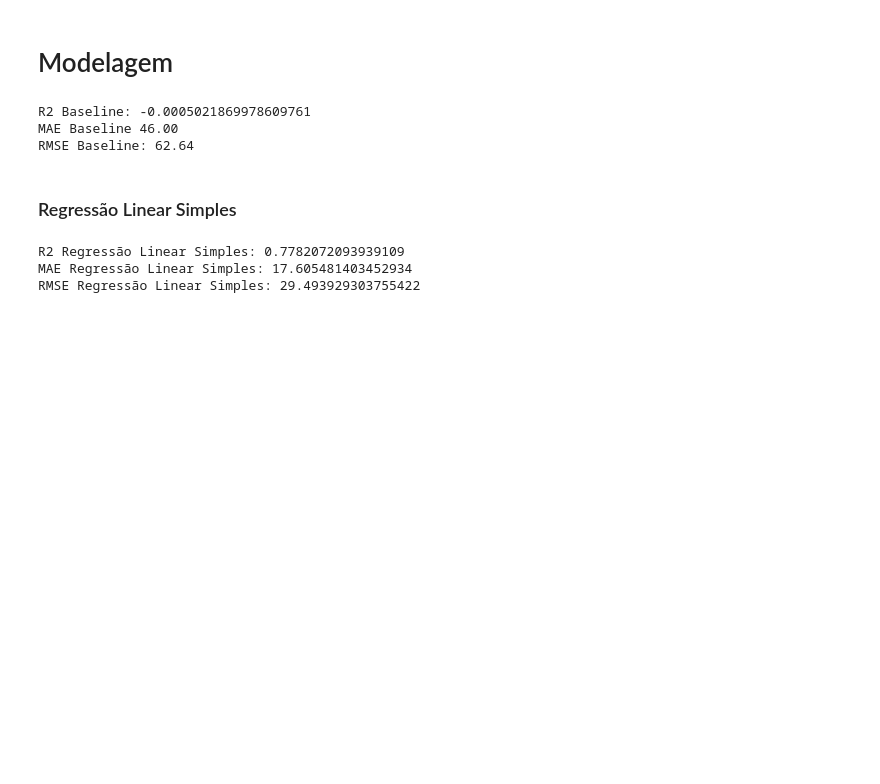
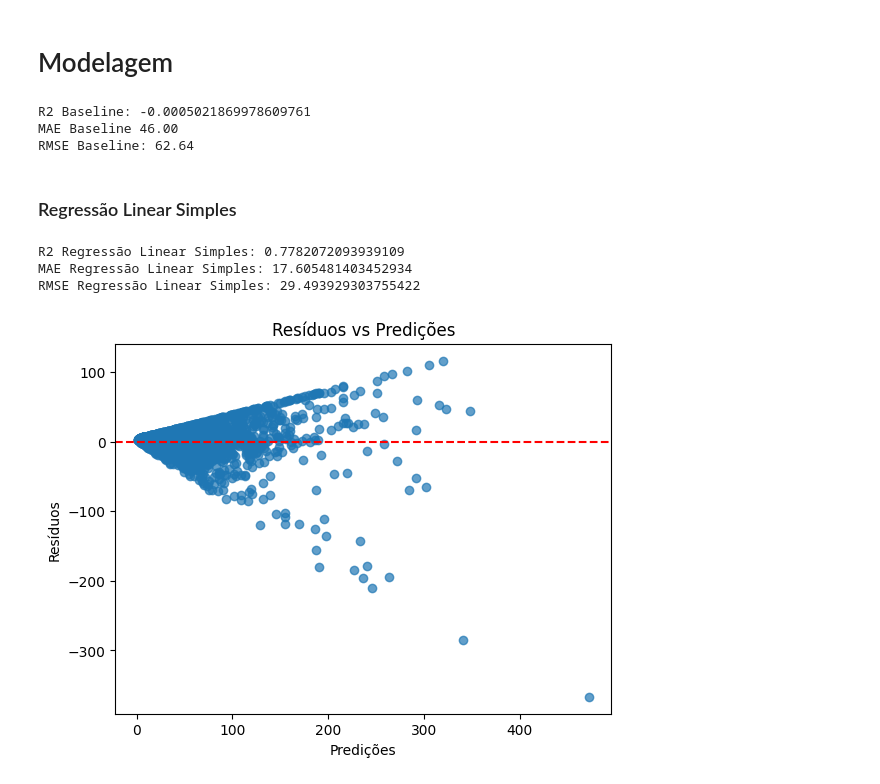
Before and after one commit to yagoschnorr/air-quality-analysis, a Jupyter notebook: analysis.ipynb, the cells around one changed output. Cells and saved outputs as stored; diff of their text form; code cells hidden in the pictures; blank space fills up the shorter version.

```diff
--- a/analysis.ipynb
+++ b/analysis.ipynb
@@ -255,3 +259,14 @@ print(f'RMSE Regressão Linear Simples: {root_mean_squared_error(y_val, y_pred_s
 R2 Regressão Linear Simples: 0.7782072093939109
 MAE Regressão Linear Simples: 17.605481403452934
 RMSE Regressão Linear Simples: 29.493929303755422
+# %%
+residuals_simple_lr = y_val - y_pred_simple
+
+plt.scatter(y_pred_simple, residuals_simple_lr, alpha=0.7)
+plt.axhline(0, color='red', linestyle='--')
+plt.title('Resíduos vs Predições')
+plt.xlabel('Predições')
+plt.ylabel('Resíduos')
+plt.show()
+# %% [output]
+[figure, added]
```
Also changed, not shown: parts of 15 cells of this notebook.
